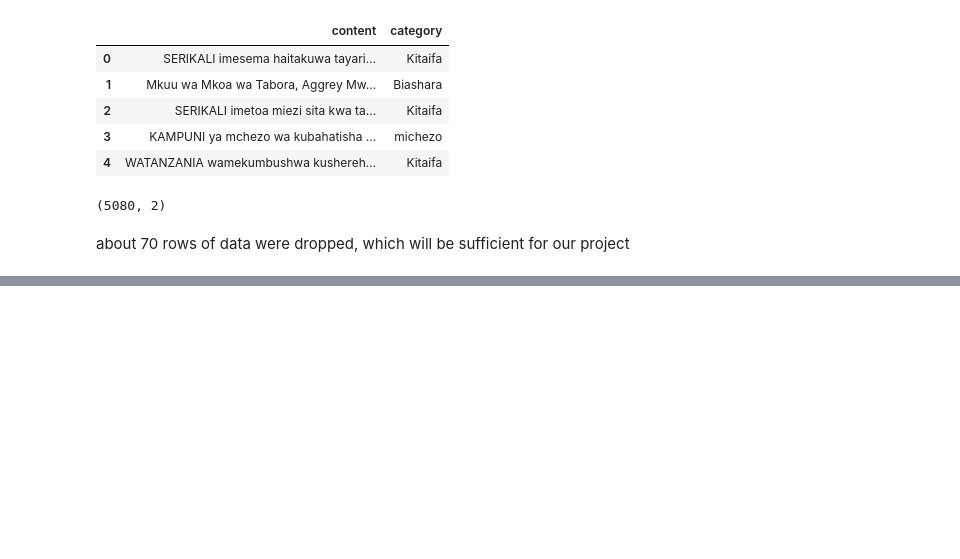
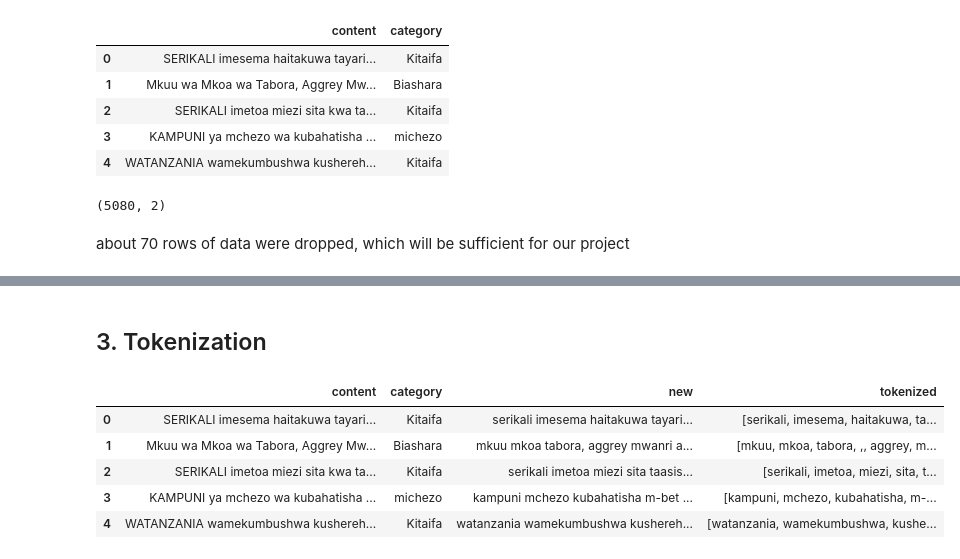
Before and after one commit to mbururyan/Swahili-News-Classification, a Jupyter notebook: classification_NN.ipynb, the cells around one changed output, grey strips where cells are left out. Cells and saved outputs as stored; diff of their text form; code cells hidden in the pictures; blank space fills up the shorter version.

Commit message:
did tokenization and stopwords removal

```diff
--- a/classification_NN.ipynb
+++ b/classification_NN.ipynb
@@ -73,0 +98,6 @@ about 70 rows of data were dropped, which will be sufficient for our project
+# %%
+stopwords_swahili = ['akasema', 'alikuwa', 'alisema', 'baada', 'basi','bila', 'cha', 'chini', 'hadi', 'hapo', 'hata','hivyo', 'hiyo', 'huku', 'huo', 'ili',
+'ilikuwa', 'juu', 'kama', 'karibu', 'katika', 'kila ', 'kima', 'kisha', 'kubwa', 'kutoka', 'kuwa', 'kwa', 'kwamba', 'kwenda', 'kwenye', 'la', 'lakini', 'mara',
+'mdogo', 'mimi', 'mkubwa', 'mmoja', 'moja', 'muda', 'mwenye', 'na', 'naye', 'ndani', 'ng', 'ni', 'nini', 'pamoja', 'pia', 'sana', 'sasa', 'sauti', 'tafadhali', 'tena',
+'tu', 'ule', 'vile', 'wa', 'wakati', 'wake', 'walikuwa', 'wao', 'watu', 'wengine', 'wote', 'ya', 'yake', 'yangu', 'yao', 'yeye', 'yule', 'za', 'zaidi', 'zake']
+stopwords_swahili
@@ -73,0 +122,8 @@ about 70 rows of data were dropped, which will be sufficient for our project
+# %%
+# Every word in that array should be removed in the column
+
+# Will create a function that iterates through the text, removing present stopwords
+
+def swahili_stops(text):
+    no_stops = " ".join([word for word in text.split() if word not in stopwords_swahili])
+    return no_stops
@@ -73,0 +137,3 @@ about 70 rows of data were dropped, which will be sufficient for our project
+# %%
+news['new'] = news['new'].apply(lambda text : swahili_stops(text))
+news['new']
@@ -73,0 +153,17 @@ about 70 rows of data were dropped, which will be sufficient for our project
+# %% [markdown]
+## 3. Tokenization
+# %%
+# Will import the natural language library which will help in tokenization
+import nltk
+
+tokenizer = nltk.word_tokenize
+# %%
+news['tokenized'] = news['new'].apply(tokenizer)
+news.head()
+# %% [output]
+|  | content | category | new | tokenized |
+| 0 | SERIKALI imesema haitakuwa tayari... | Kitaifa | serikali imesema haitakuwa tayari... | [serikali, imesema, haitakuwa, ta... |
+| 1 | Mkuu wa Mkoa wa Tabora, Aggrey Mw... | Biashara | mkuu mkoa tabora, aggrey mwanri a... | [mkuu, mkoa, tabora, ,, aggrey, m... |
+| 2 | SERIKALI imetoa miezi sita kwa ta... | Kitaifa | serikali imetoa miezi sita taasis... | [serikali, imetoa, miezi, sita, t... |
+| 3 | KAMPUNI ya mchezo wa kubahatisha ... | michezo | kampuni mchezo kubahatisha m-bet ... | [kampuni, mchezo, kubahatisha, m-... |
+| 4 | WATANZANIA wamekumbushwa kushereh... | Kitaifa | watanzania wamekumbushwa kushereh... | [watanzania, wamekumbushwa, kushe... |
```
Also changed, not shown: parts of 8 cells of this notebook.
